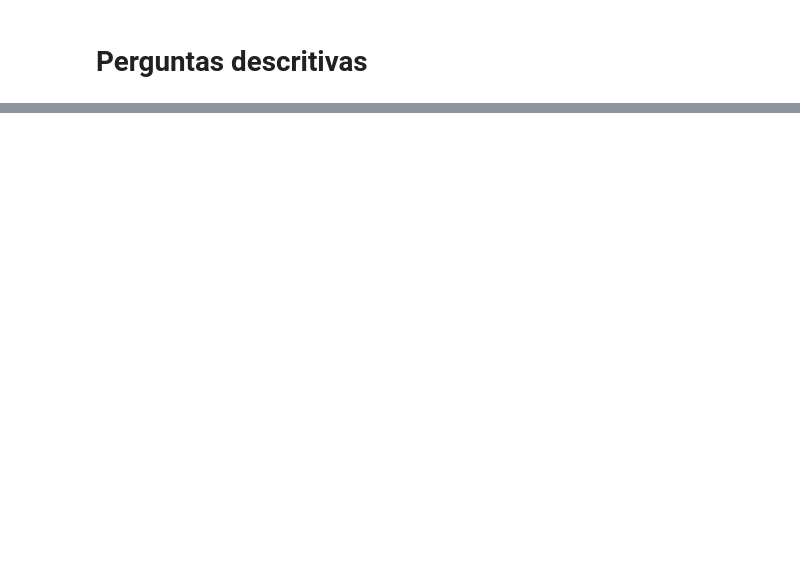
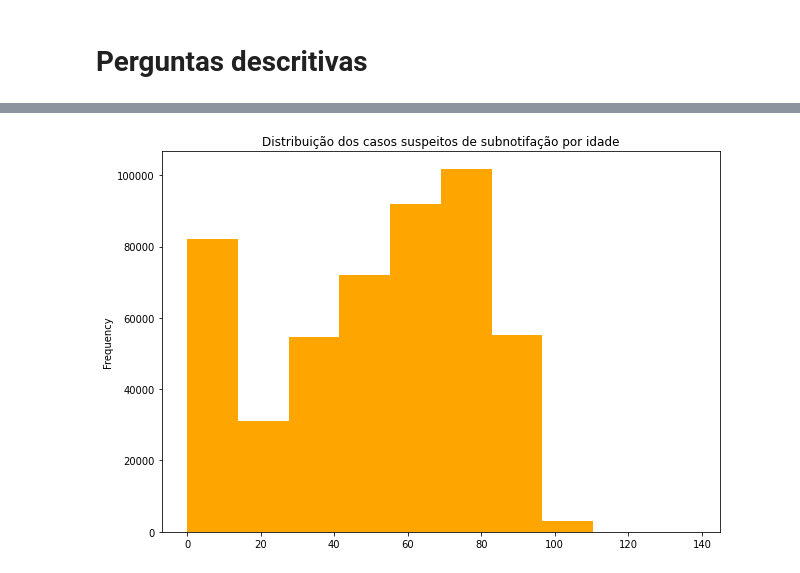
Before and after one commit to mateuspinto/subnotificacoes-covid, a Jupyter notebook: src/visualization.ipynb, the cells around one changed output, grey strips where cells are left out. Saved outputs shown, nothing was run; the diff lists cells and outputs as text; code cells hidden in the pictures; blank space fills up the shorter version.

```diff
--- a/src/visualization.ipynb
+++ b/src/visualization.ipynb
@@ -35,0 +52,6 @@ non_covid_post_pandemic = all_cases[(all_cases.dg_covid == 0) & (all_cases.vac_c
+# %%
+plt.title("Distribuição dos casos suspeitos de subnotifação por idade")
+unknow_cases.dropna(subset=['cad-idade']).set_index('cad_dt_notificacao')['cad-idade'].plot(kind='hist', color='orange')
+plt.show()
+# %% [output]
+[figure, added]
```
Also changed, not shown: parts of 22 cells of this notebook, 1 other file.
